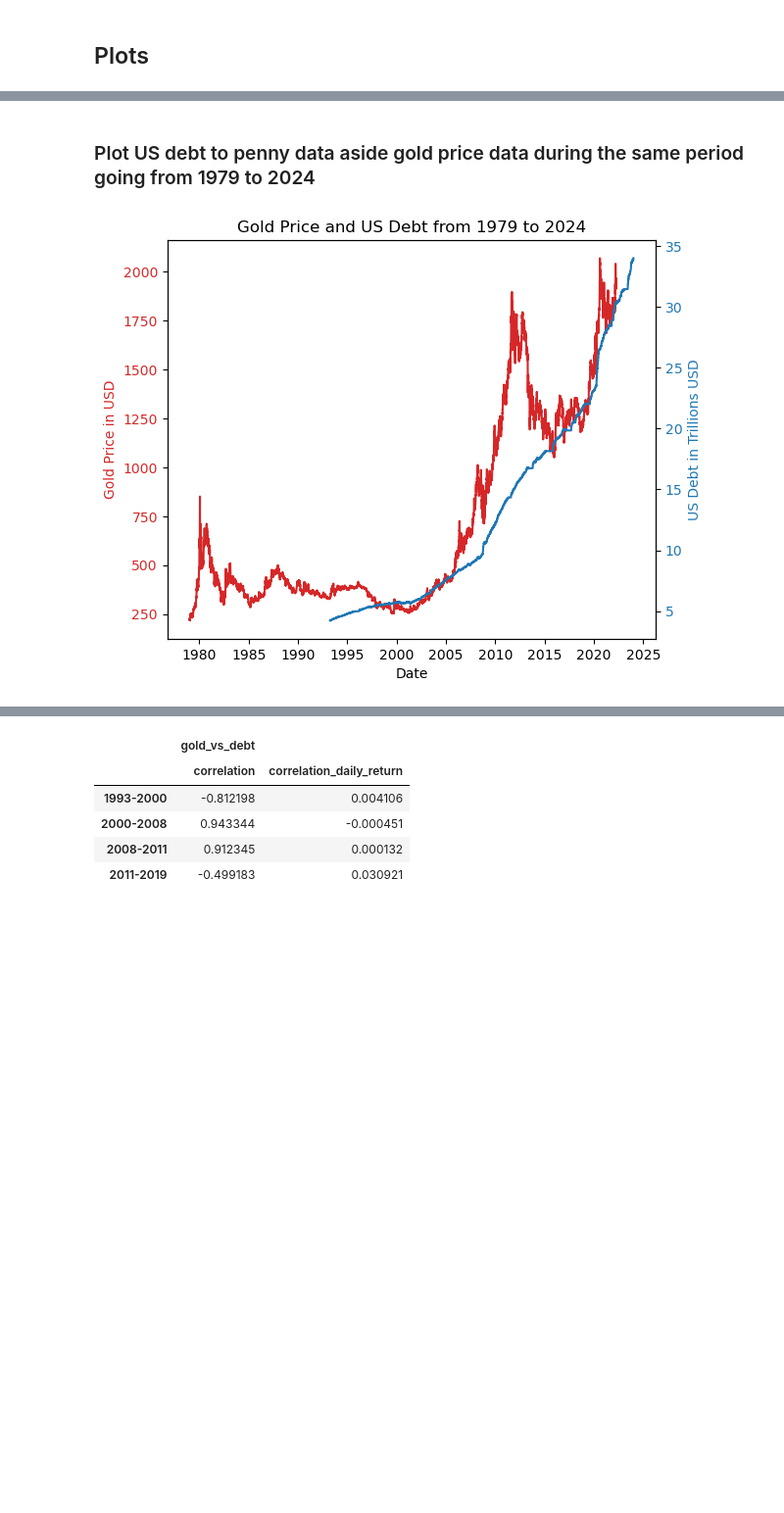
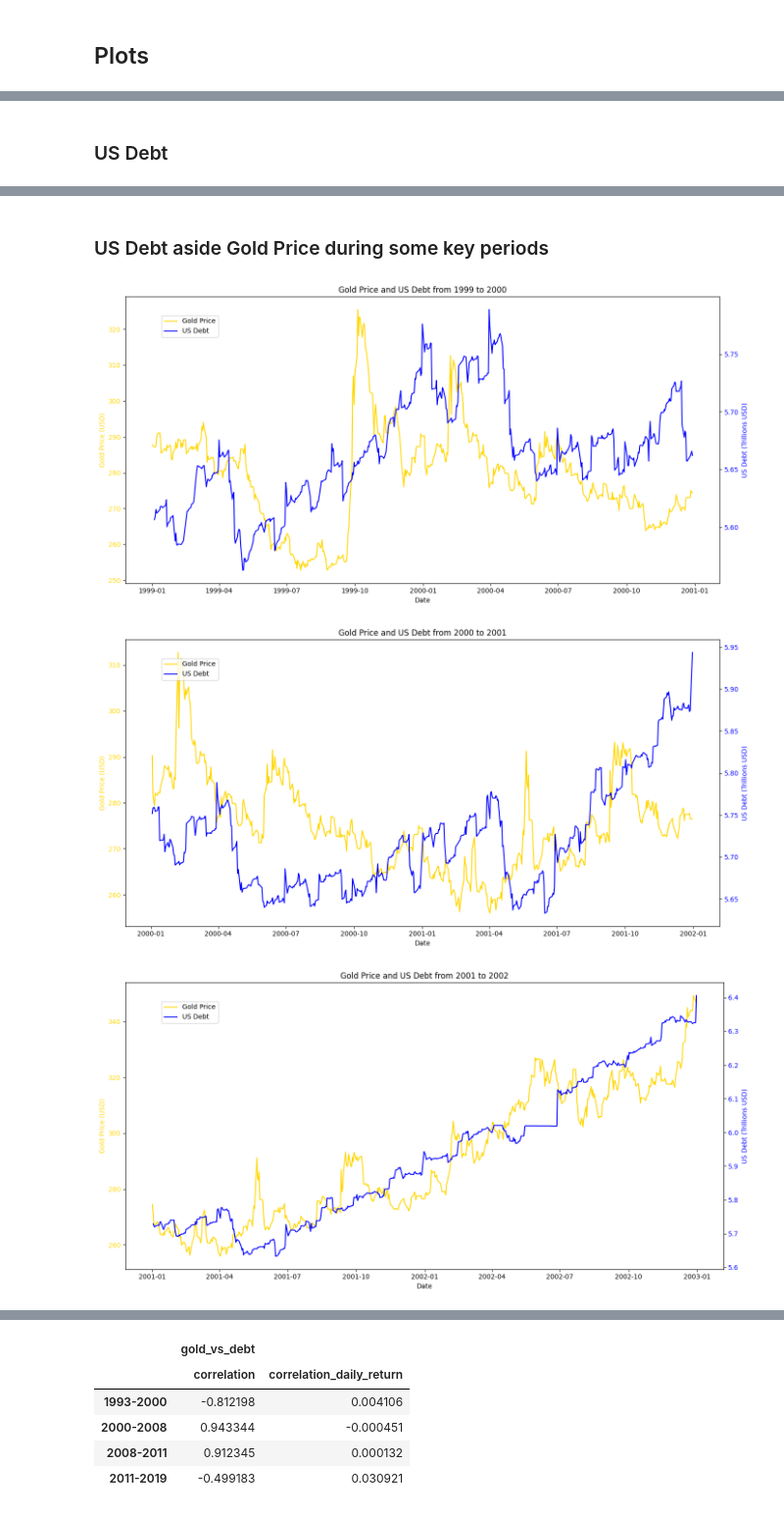
Before and after one commit to pafruchtenreich/ML_for_finance, a Jupyter notebook: notebook.ipynb, the cells around one changed output, grey strips where cells are left out. Shown at 98% size. Cells and saved outputs as stored; diff of their text form; code cells hidden in the pictures; blank space fills up the shorter version.

```diff
--- a/notebook.ipynb
+++ b/notebook.ipynb
@@ -115,3 +129,5 @@ plt.show()
+# %% [markdown]
+### US Debt
 # %%
 debt_to_penny_df['1995':'1996'].plot()
 plt.title('US Debt from 1995 to 1996')
@@ -120,27 +136,38 @@ plt.ylabel('Debt in Trillions USD')
 plt.show()
 # %% [output]
 [figure]
-# %% [markdown]
-### Plot US debt to penny data aside gold price data during the same period going from 1979 to 2024
-# %%
-fig, ax1 = plt.subplots()
-
-color = 'tab:red'
-ax1.set_xlabel('Date')
-ax1.set_ylabel('Gold Price in USD', color=color)
-ax1.plot(gold_data_usd["usd_price"], color=color)
-#ax1.plot(gold_data_usd['1993':'2002'], color=color)
-ax1.tick_params(axis='y', labelcolor=color)
-
-ax2 = ax1.twinx()
-color = 'tab:blue'
-ax2.set_ylabel('US Debt in Trillions USD', color=color)
-ax2.plot(debt_to_penny_df["tot_pub_debt_out_amt"], color=color)
-#ax2.plot(debt_to_penny_df['1993':'2002'], color=color)
-ax2.tick_params(axis='y', labelcolor=color)
-
-fig.tight_layout()
-plt.title('Gold Price and US Debt from 1979 to 2024')
-plt.show()
-# %% [output]
-[figure, removed]
+# %% [markdown]
+### US Debt aside Gold Price during some key periods
+# %%
+def plot_aside(start_date='1979', end_date='2023'):
+    fig, ax1 = plt.subplots(figsize=(14, 7))
+
+    # Plot gold price data
+    ax1.plot(gold_data_usd[start_date:end_date].index, gold_data_usd[start_date:end_date]['usd_price'], color='gold', label='Gold Price')
+    ax1.set_xlabel('Date')
+    ax1.set_ylabel('Gold Price (USD)', color='gold')
+    ax1.tick_params(axis='y', labelcolor='gold')
+
+    # Create a second y-axis to plot US debt data
+    ax2 = ax1.twinx()
+    ax2.plot(debt_to_penny_df[start_date:end_date].index, debt_to_penny_df[start_date:end_date]['tot_pub_debt_out_amt'], color='blue', label='US Debt')
+    ax2.set_ylabel('US Debt (Trillions USD)', color='blue')
+    ax2.tick_params(axis='y', labelcolor='blue')
+
+    # Add title and legend
+    plt.title(f'Gold Price and US Debt from {start_date} to {end_date}')
+    fig.tight_layout()
+    fig.legend(loc='upper left', bbox_to_anchor=(0.1, 0.9))
+
+    plt.show()
+
+# Example usage
+plot_aside(start_date='1999', end_date='2000')
+plot_aside(start_date='2000', end_date='2001')
+plot_aside(start_date='2001', end_date='2002')
+plot_aside(start_date='2006', end_date='2007')
+plot_aside(start_date='2007', end_date='2008')
+# %% [output]
+[figure, added]
+[figure, added]
+[figure, added]
```
Also changed, not shown: parts of 28 cells of this notebook.
